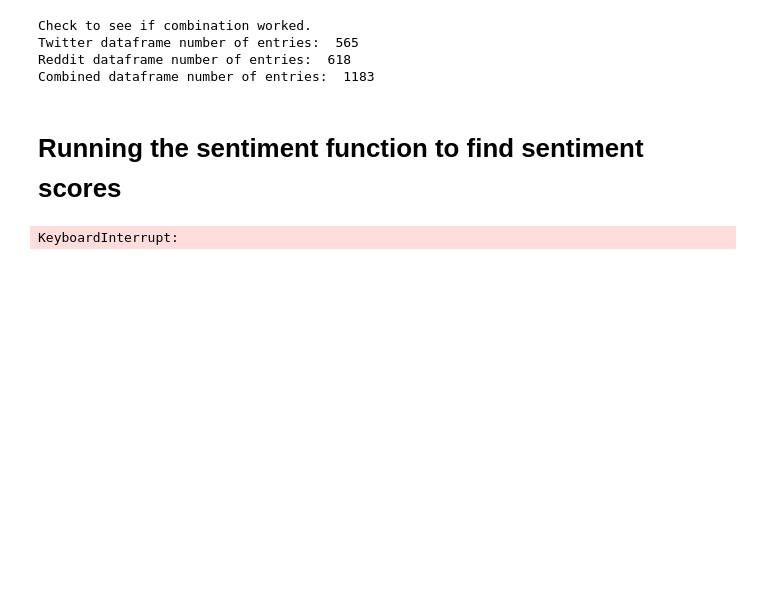
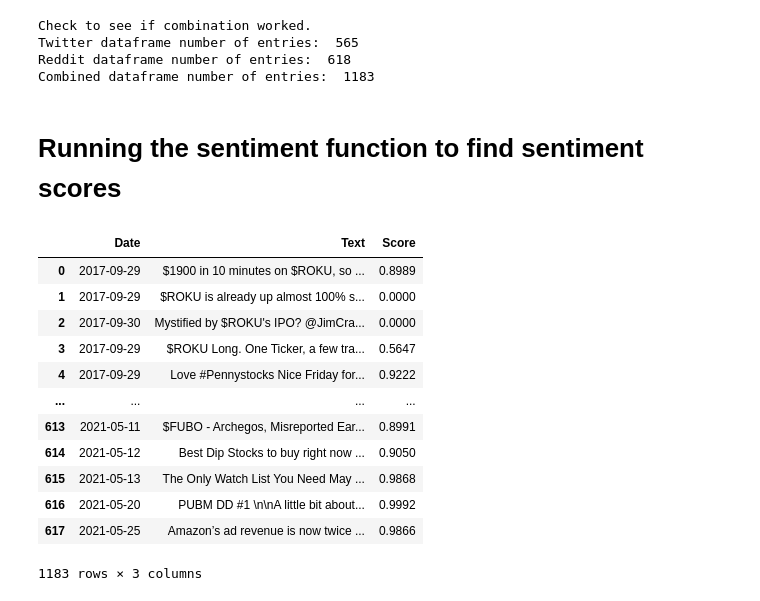
Before and after one commit to stevenkyle2013/Capstone, a Jupyter notebook: Main.ipynb, the cells around one changed output. Cells and saved outputs as stored; diff of their text form; code cells hidden in the pictures; blank space fills up the shorter version.

Commit message:
Updated Sentiment Analysis parameters, Gathered Sentiments

```diff
--- a/Main.ipynb
+++ b/Main.ipynb
@@ -60,15 +60,27 @@ def Sentiment(text):
 
     # Words to add to the sentiment lexicon
     new_words = {
-    'bullish': 3.4,
-    'bull':3.4,
-    'long':3.4,
-    'longs':3.4,
-    'bear':-3.9,
-    'bearish':-3.9,
-    'short': -3.9,
-    'shorts':-3.9
-    }
+        'bullish': 3.4,
+        'bull':3.4,
+        'long':3.4,
+        'longs':3.4,
+        'Holding':3.4,
+        'holding':3.4,
+        'Hodl':3.4,
+        'hodl':3.4,
+        'Call':3.4,
+        'Calls':3.4,
+        'call':3.4,
+        'calls':3.4,
+        'Put':-3.9,
+        'Puts':-3.9,
+        'put':-3.9,
+        'puts':-3.9,
+        'bear':-3.9,
+        'bearish':-3.9,
+        'short': -3.9,
+        'shorts':-3.9
+        }
 
     # Updating lexicon
     SIA.lexicon.update(new_words)
@@ -261,5 +273,19 @@ Combined dataframe number of entries:  1183
 # Running the sentiment function to find sentiment scores
 # %%
 Sentiment_df['Score'] = Sentiment_df.Text.apply(lambda x: Sentiment(x))
-# %% [output]
-KeyboardInterrupt:
+# %%
+Sentiment_df
+# %% [output]
+|  | Date | Text | Score |
+| 0 | 2017-09-29 | $1900 in 10 minutes on $ROKU, so ... | 0.8989 |
+| 1 | 2017-09-29 | $ROKU is already up almost 100% s... | 0.0000 |
+| 2 | 2017-09-30 | Mystified by $ROKU's IPO? @JimCra... | 0.0000 |
+| 3 | 2017-09-29 | $ROKU Long. One Ticker, a few tra... | 0.5647 |
+| 4 | 2017-09-29 | Love #Pennystocks Nice Friday for... | 0.9222 |
+| ... | ... | ... | ... |
+| 613 | 2021-05-11 | $FUBO - Archegos, Misreported Ear... | 0.8991 |
+| 614 | 2021-05-12 | Best Dip Stocks to buy right now ... | 0.9050 |
+| 615 | 2021-05-13 | The Only Watch List You Need May ... | 0.9868 |
+| 616 | 2021-05-20 | PUBM DD #1 \n\nA little bit about... | 0.9992 |
+| 617 | 2021-05-25 | Amazon’s ad revenue is now twice ... | 0.9866 |
+1183 rows × 3 columns
```
Also changed, not shown: parts of 4 cells of this notebook.
